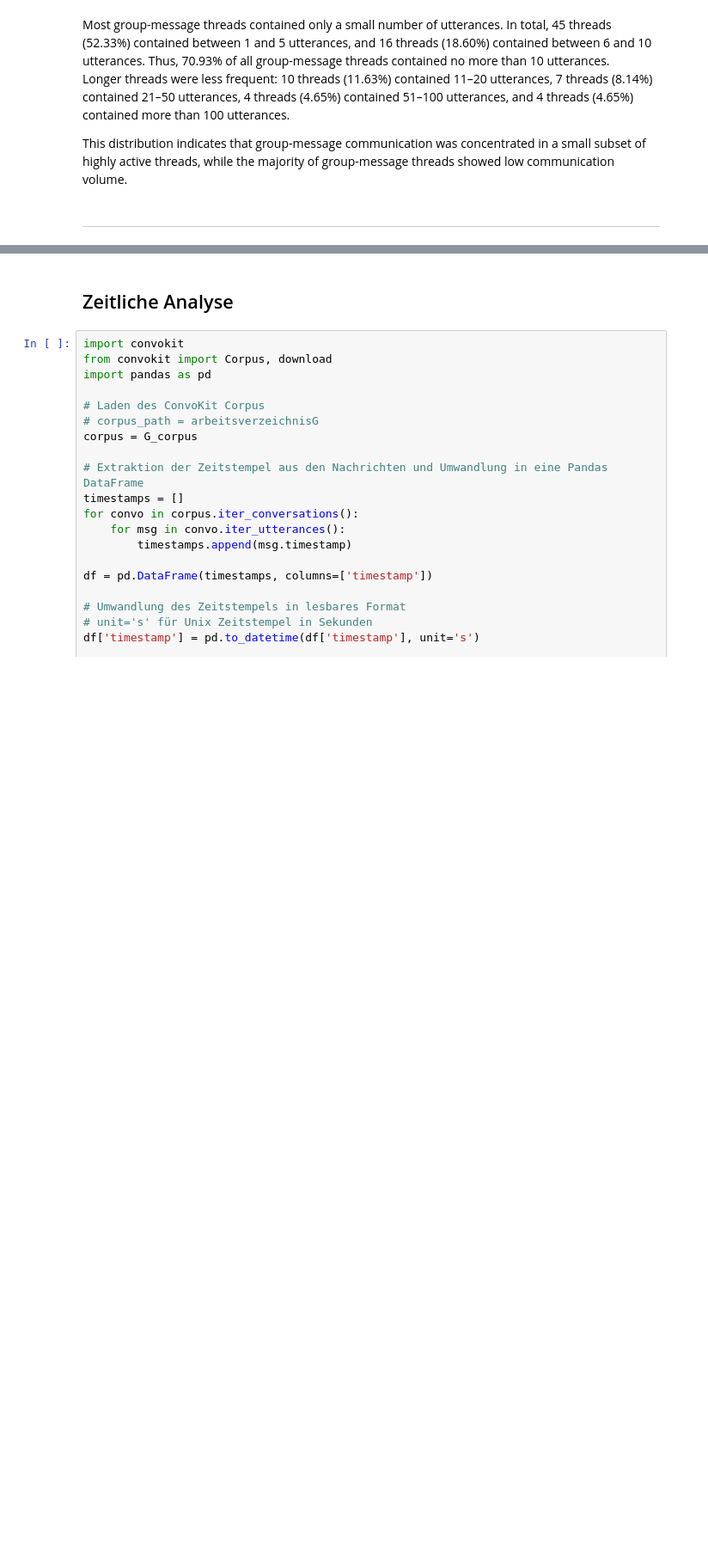
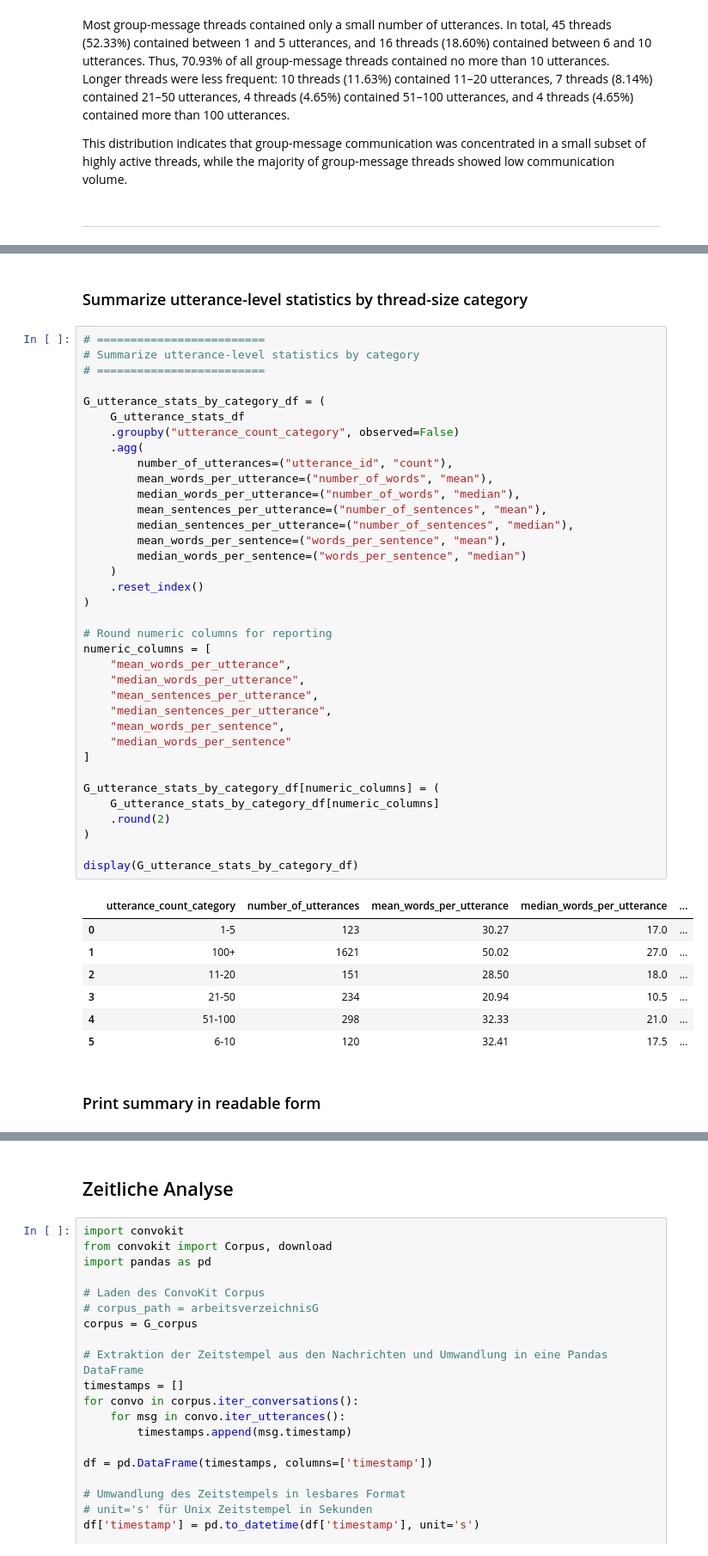
Before and after one commit to sajosa/DocTalk-Corpus-Analysis, a Jupyter notebook: 02_group_messages_analysis/DocTalk_ChatCorpus_Analyse_Gr.ipynb, the cells around one changed output, grey strips where cells are left out. Shown at 86% size. Cells and saved outputs as stored; diff of their text form; blank space fills up the shorter version.

```diff
--- a/02_group_messages_analysis/DocTalk_ChatCorpus_Analyse_Gr.ipynb
+++ b/02_group_messages_analysis/DocTalk_ChatCorpus_Analyse_Gr.ipynb
@@ -4003,0 +3954,48 @@ plt.show()
+# %% [markdown]
+### Summarize utterance-level statistics by thread-size category
+# %%
+# =========================
+# Summarize utterance-level statistics by category
+# =========================
+
+G_utterance_stats_by_category_df = (
+    G_utterance_stats_df
+    .groupby("utterance_count_category", observed=False)
+    .agg(
+        number_of_utterances=("utterance_id", "count"),
+        mean_words_per_utterance=("number_of_words", "mean"),
+        median_words_per_utterance=("number_of_words", "median"),
+        mean_sentences_per_utterance=("number_of_sentences", "mean"),
+        median_sentences_per_utterance=("number_of_sentences", "median"),
+        mean_words_per_sentence=("words_per_sentence", "mean"),
+        median_words_per_sentence=("words_per_sentence", "median")
+    )
+    .reset_index()
+)
+
+# Round numeric columns for reporting
+numeric_columns = [
+    "mean_words_per_utterance",
+    "median_words_per_utterance",
+    "mean_sentences_per_utterance",
+    "median_sentences_per_utterance",
+    "mean_words_per_sentence",
+    "median_words_per_sentence"
+]
+
+G_utterance_stats_by_category_df[numeric_columns] = (
+    G_utterance_stats_by_category_df[numeric_columns]
+    .round(2)
+)
+
+display(G_utterance_stats_by_category_df)
+# %% [output]
+|  | utterance_count_category | number_of_utterances | mean_words_per_utterance | median_words_per_utterance | ... |
+| 0 | 1-5 | 123 | 30.27 | 17.0 | ... |
+| 1 | 100+ | 1621 | 50.02 | 27.0 | ... |
+| 2 | 11-20 | 151 | 28.50 | 18.0 | ... |
+| 3 | 21-50 | 234 | 20.94 | 10.5 | ... |
+| 4 | 51-100 | 298 | 32.33 | 21.0 | ... |
+| 5 | 6-10 | 120 | 32.41 | 17.5 | ... |
+# %% [markdown]
+### Print summary in readable form
```
Also changed, not shown: parts of 29 cells of this notebook, 10 other files.
